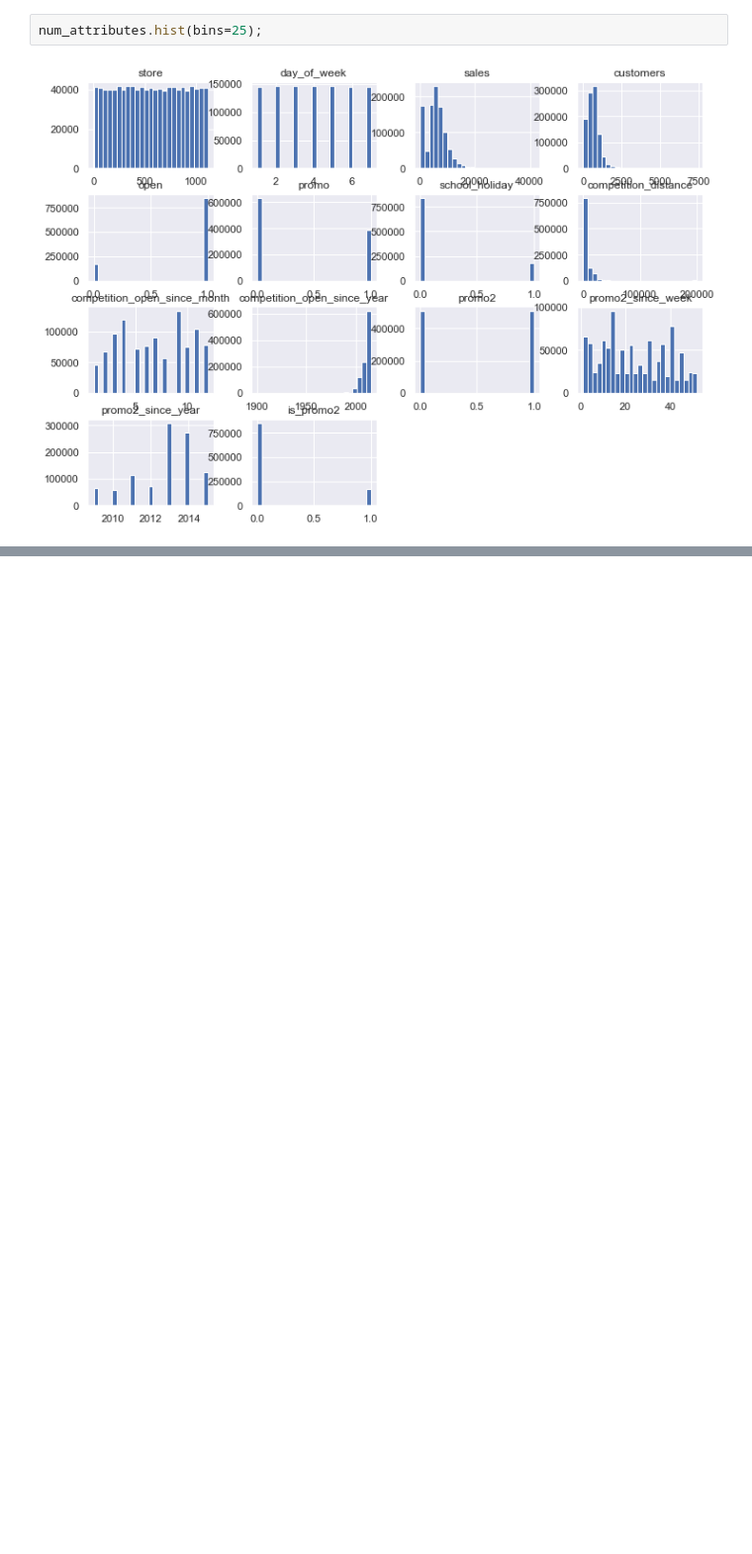
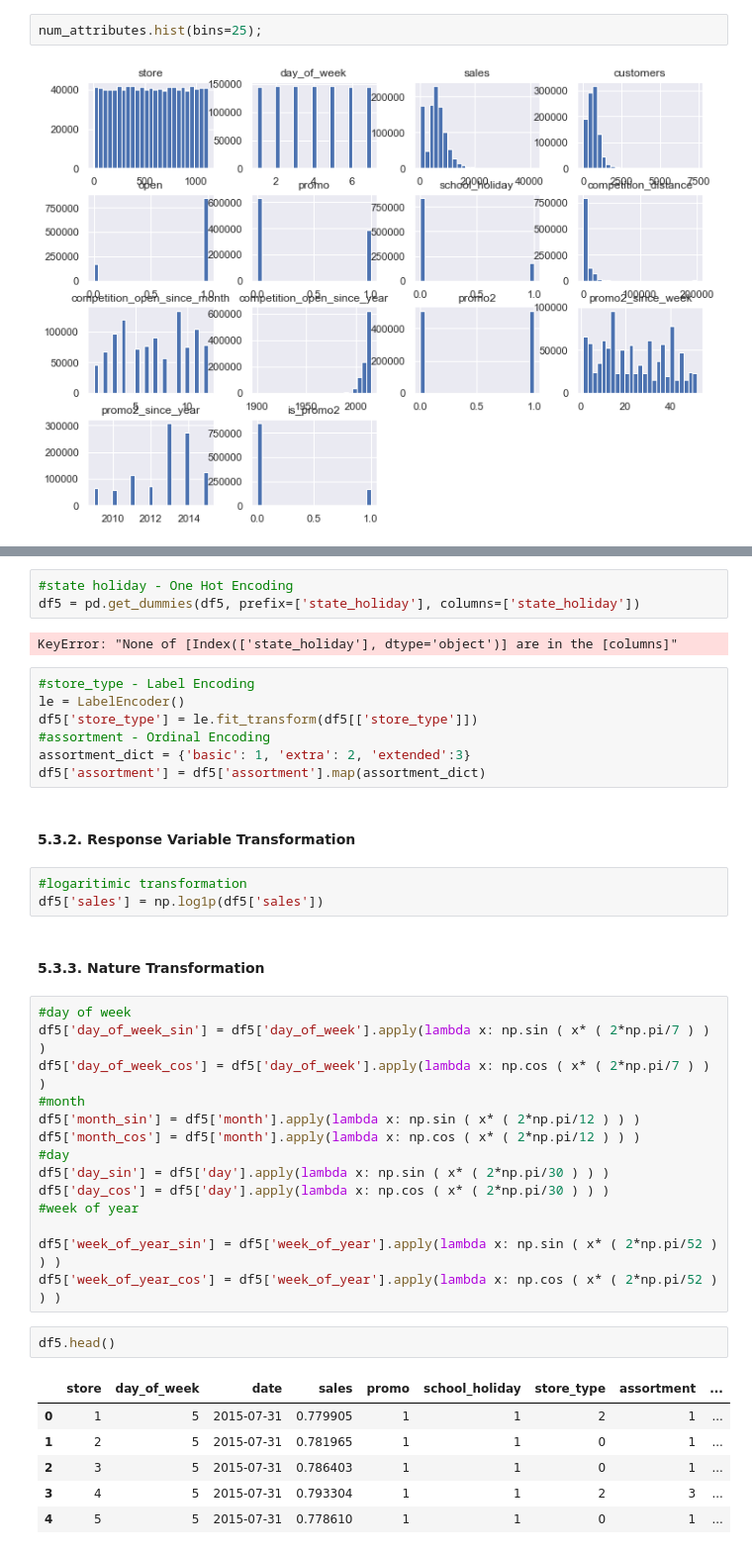
Before and after one commit to heitorfe/rossman-sales-predict, a Jupyter notebook: rossman-sales-predict-3.ipynb, the cells around one changed output, grey strips where cells are left out. Shown at 99% size. Saved outputs shown, nothing was run; the diff lists cells and outputs as text; blank space fills up the shorter version.

Commit message:
data transformation done

```diff
--- a/rossman-sales-predict-3.ipynb
+++ b/rossman-sales-predict-3.ipynb
@@ -727,0 +758,42 @@ sns.heatmap(d, annot=True)
+# %%
+#state holiday - One Hot Encoding
+df5 = pd.get_dummies(df5, prefix=['state_holiday'], columns=['state_holiday'])
+# %% [output]
+KeyError: "None of [Index(['state_holiday'], dtype='object')] are in the [columns]"
+# %%
+#store_type - Label Encoding
+le = LabelEncoder()
+df5['store_type'] = le.fit_transform(df5[['store_type']])
+#assortment - Ordinal Encoding
+assortment_dict = {'basic': 1, 'extra': 2, 'extended':3}
+df5['assortment'] = df5['assortment'].map(assortment_dict)
+# %% [markdown]
+#### 5.3.2. Response Variable Transformation
+# %%
+#logaritimic transformation
+df5['sales'] = np.log1p(df5['sales'])
+# %% [markdown]
+#### 5.3.3. Nature Transformation
+# %%
+#day of week
+df5['day_of_week_sin'] = df5['day_of_week'].apply(lambda x: np.sin ( x* ( 2*np.pi/7 ) ) )
+df5['day_of_week_cos'] = df5['day_of_week'].apply(lambda x: np.cos ( x* ( 2*np.pi/7 ) ) )
+#month
+df5['month_sin'] = df5['month'].apply(lambda x: np.sin ( x* ( 2*np.pi/12 ) ) )
+df5['month_cos'] = df5['month'].apply(lambda x: np.cos ( x* ( 2*np.pi/12 ) ) )
+#day
+df5['day_sin'] = df5['day'].apply(lambda x: np.sin ( x* ( 2*np.pi/30 ) ) )
+df5['day_cos'] = df5['day'].apply(lambda x: np.cos ( x* ( 2*np.pi/30 ) ) )
+#week of year
+
+df5['week_of_year_sin'] = df5['week_of_year'].apply(lambda x: np.sin ( x* ( 2*np.pi/52 ) ) )
+df5['week_of_year_cos'] = df5['week_of_year'].apply(lambda x: np.cos ( x* ( 2*np.pi/52 ) ) )
+# %%
+df5.head()
+# %% [output]
+|  | store | day_of_week | date | sales | promo | school_holiday | store_type | assortment | ... |
+| 0 | 1 | 5 | 2015-07-31 | 0.779905 | 1 | 1 | 2 | 1 | ... |
+| 1 | 2 | 5 | 2015-07-31 | 0.781965 | 1 | 1 | 0 | 1 | ... |
+| 2 | 3 | 5 | 2015-07-31 | 0.786403 | 1 | 1 | 0 | 1 | ... |
+| 3 | 4 | 5 | 2015-07-31 | 0.793304 | 1 | 1 | 2 | 3 | ... |
+| 4 | 5 | 5 | 2015-07-31 | 0.778610 | 1 | 1 | 0 | 1 | ... |
```
Also changed, not shown: parts of 84 cells of this notebook.
